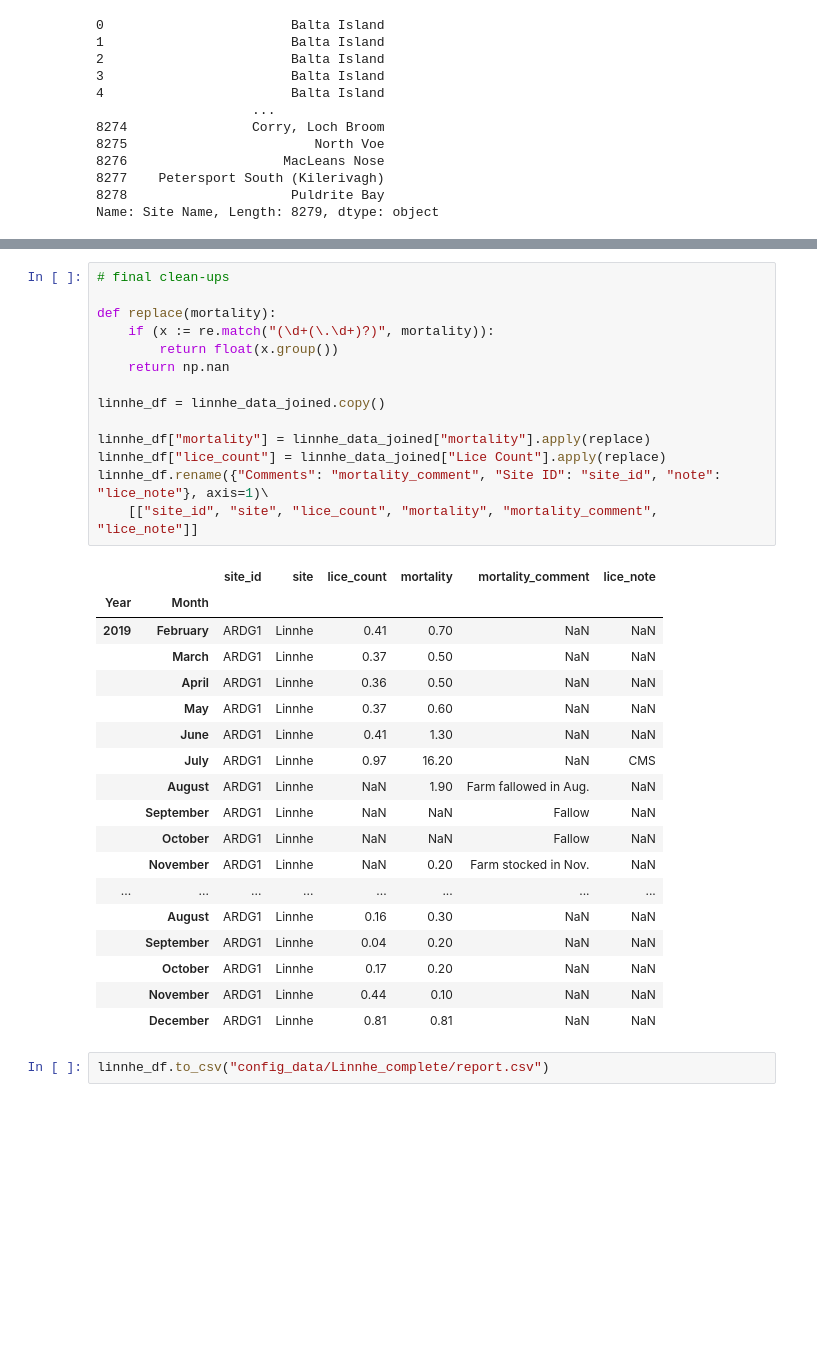
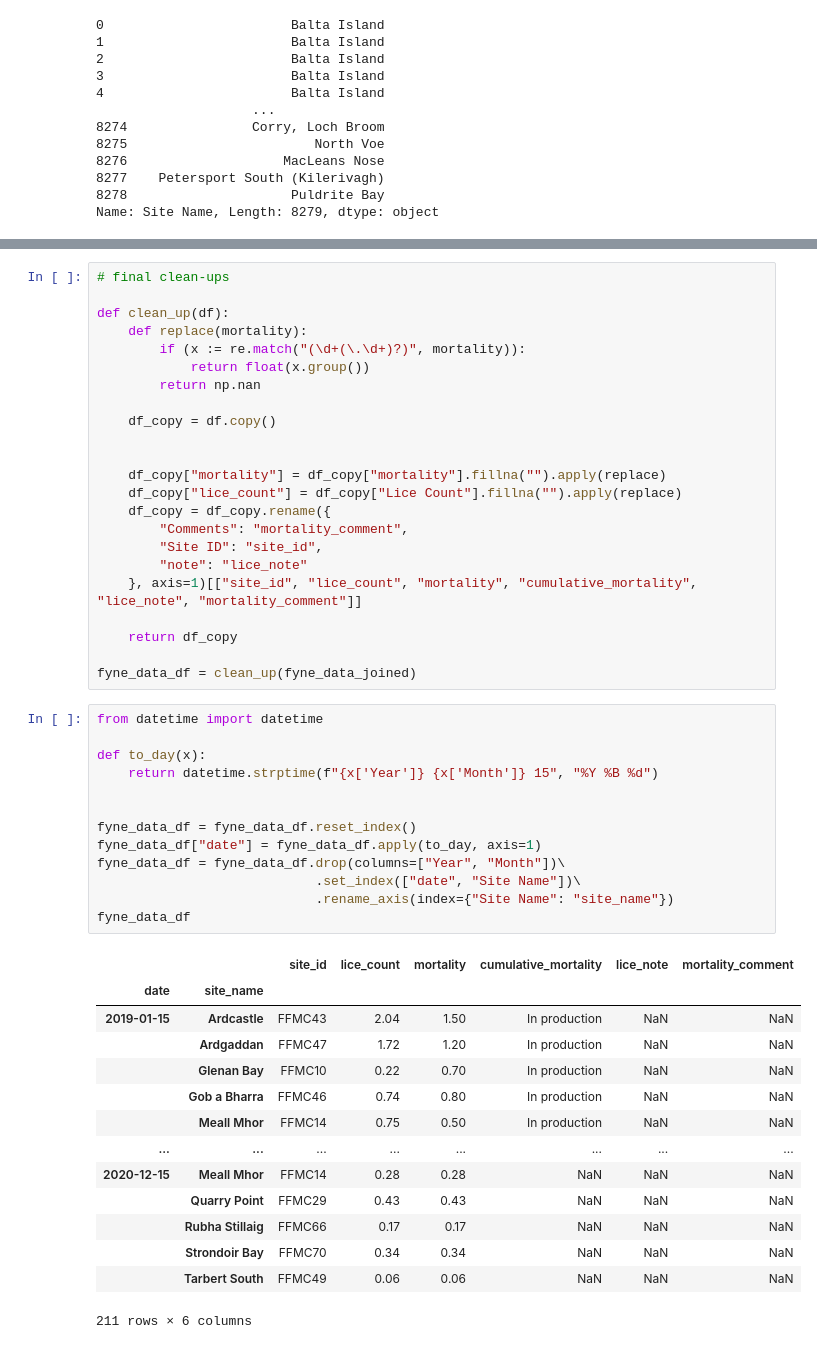
Before and after one commit to resistance-modelling/slim, a Jupyter notebook: slim/surveys/scraper.ipynb, the cells around one changed output, grey strips where cells are left out. Cells and saved outputs as stored; diff of their text form; blank space fills up the shorter version.

```diff
--- a/slim/surveys/scraper.ipynb
+++ b/slim/surveys/scraper.ipynb
@@ -225,35 +294,51 @@ linnhe_data_joined
 # %%
 # final clean-ups
 
-def replace(mortality):
-    if (x := re.match("(\d+(\.\d+)?)", mortality)):
-        return float(x.group())
-    return np.nan
+def clean_up(df):
+    def replace(mortality):
+        if (x := re.match("(\d+(\.\d+)?)", mortality)):
+            return float(x.group())
+        return np.nan
 
-linnhe_df = linnhe_data_joined.copy()
+    df_copy = df.copy()
 
-linnhe_df["mortality"] = linnhe_data_joined["mortality"].apply(replace)
-linnhe_df["lice_count"] = linnhe_data_joined["Lice Count"].apply(replace)
-linnhe_df.rename({"Comments": "mortality_comment", "Site ID": "site_id", "note": "lice_note"}, axis=1)\
-    [["site_id", "site", "lice_count", "mortality", "mortality_comment", "lice_note"]]
+
+    df_copy["mortality"] = df_copy["mortality"].fillna("").apply(replace)
+    df_copy["lice_count"] = df_copy["Lice Count"].fillna("").apply(replace)
+    df_copy = df_copy.rename({
+        "Comments": "mortality_comment",
+        "Site ID": "site_id",
+        "note": "lice_note"
+    }, axis=1)[["site_id", "lice_count", "mortality", "cumulative_mortality", "lice_note", "mortality_comment"]]
+
+    return df_copy
+
+fyne_data_df = clean_up(fyne_data_joined)
-# %% [output]
-|  |  | site_id | site | lice_count | mortality | mortality_comment | lice_note |
-| Year | Month |  |  |  |  |  |  |
-| 2019 | February | ARDG1 | Linnhe | 0.41 | 0.70 | NaN | NaN |
-|  | March | ARDG1 | Linnhe | 0.37 | 0.50 | NaN | NaN |
-|  | April | ARDG1 | Linnhe | 0.36 | 0.50 | NaN | NaN |
-|  | May | ARDG1 | Linnhe | 0.37 | 0.60 | NaN | NaN |
-|  | June | ARDG1 | Linnhe | 0.41 | 1.30 | NaN | NaN |
-|  | July | ARDG1 | Linnhe | 0.97 | 16.20 | NaN | CMS |
-|  | August | ARDG1 | Linnhe | NaN | 1.90 | Farm fallowed in Aug. | NaN |
-|  | September | ARDG1 | Linnhe | NaN | NaN | Fallow | NaN |
-|  | October | ARDG1 | Linnhe | NaN | NaN | Fallow | NaN |
-|  | November | ARDG1 | Linnhe | NaN | 0.20 | Farm stocked in Nov. | NaN |
-| ... | ... | ... | ... | ... | ... | ... | ... |
-|  | August | ARDG1 | Linnhe | 0.16 | 0.30 | NaN | NaN |
-|  | September | ARDG1 | Linnhe | 0.04 | 0.20 | NaN | NaN |
-|  | October | ARDG1 | Linnhe | 0.17 | 0.20 | NaN | NaN |
-|  | November | ARDG1 | Linnhe | 0.44 | 0.10 | NaN | NaN |
-|  | December | ARDG1 | Linnhe | 0.81 | 0.81 | NaN | NaN |
-# %%
-linnhe_df.to_csv("config_data/Linnhe_complete/report.csv")
+# %%
+from datetime import datetime
+
+def to_day(x):
+    return datetime.strptime(f"{x['Year']} {x['Month']} 15", "%Y %B %d")
+
+
+fyne_data_df = fyne_data_df.reset_index()
+fyne_data_df["date"] = fyne_data_df.apply(to_day, axis=1)
+fyne_data_df = fyne_data_df.drop(columns=["Year", "Month"])\
+                            .set_index(["date", "Site Name"])\
+                            .rename_axis(index={"Site Name": "site_name"})
+fyne_data_df
+# %% [output]
+|  |  | site_id | lice_count | mortality | cumulative_mortality | lice_note | mortality_comment |
+| date | site_name |  |  |  |  |  |  |
+| 2019-01-15 | Ardcastle | FFMC43 | 2.04 | 1.50 | In production | NaN | NaN |
+|  | Ardgaddan | FFMC47 | 1.72 | 1.20 | In production | NaN | NaN |
+|  | Glenan Bay | FFMC10 | 0.22 | 0.70 | In production | NaN | NaN |
+|  | Gob a Bharra | FFMC46 | 0.74 | 0.80 | In production | NaN | NaN |
+|  | Meall Mhor | FFMC14 | 0.75 | 0.50 | In production | NaN | NaN |
+| ... | ... | ... | ... | ... | ... | ... | ... |
+| 2020-12-15 | Meall Mhor | FFMC14 | 0.28 | 0.28 | NaN | NaN | NaN |
+|  | Quarry Point | FFMC29 | 0.43 | 0.43 | NaN | NaN | NaN |
+|  | Rubha Stillaig | FFMC66 | 0.17 | 0.17 | NaN | NaN | NaN |
+|  | Strondoir Bay | FFMC70 | 0.34 | 0.34 | NaN | NaN | NaN |
+|  | Tarbert South | FFMC49 | 0.06 | 0.06 | NaN | NaN | NaN |
+211 rows × 6 columns
```
Also changed, not shown: parts of 14 cells of this notebook, 11 other files.
